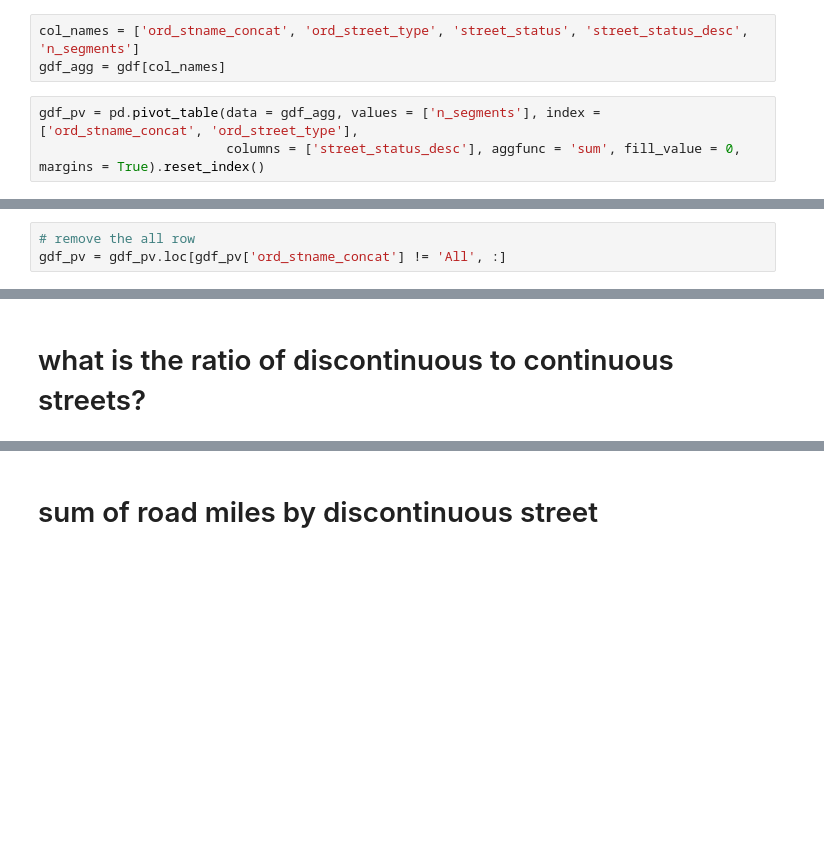
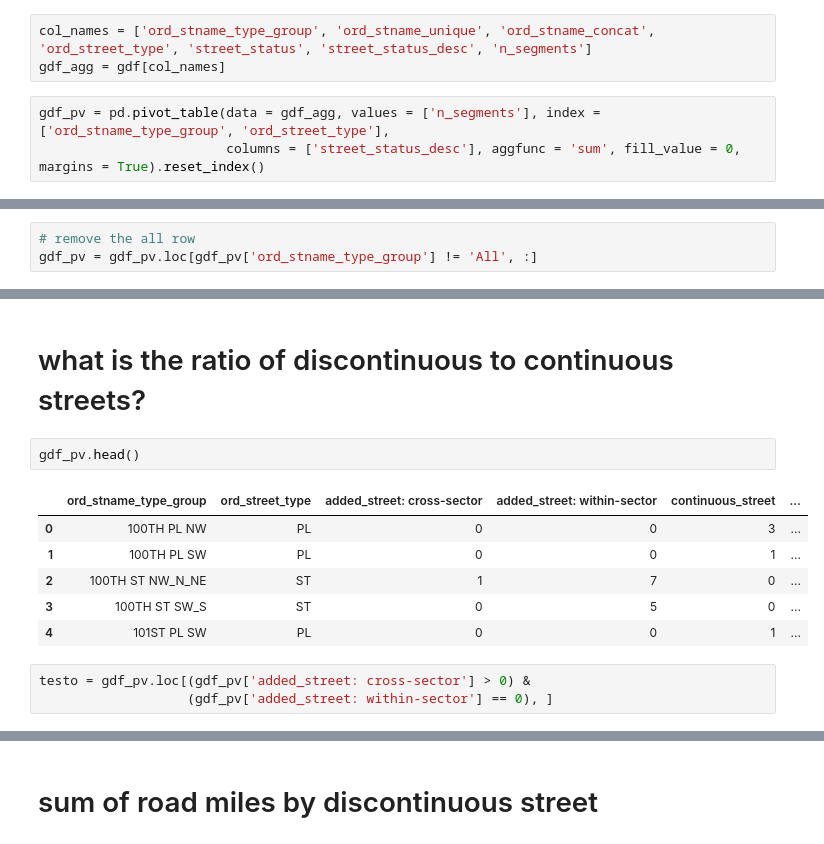
Before and after one commit to mike-babb/seattle_streets, a Jupyter notebook: code/step_05_prepare_graphs_and_stats.ipynb, the cells around one changed output, grey strips where cells are left out. Drawn from its saved outputs; the diff is of its cells as text; blank space fills up the shorter version.

```diff
--- a/code/step_05_prepare_graphs_and_stats.ipynb
+++ b/code/step_05_prepare_graphs_and_stats.ipynb
@@ -149,10 +250,10 @@ gdf_pv.to_excel(excel_writer=e_writer, sheet_name = 'connection_count_by_name',
 # %% [markdown]
 # what street name - including direction and type - has the most street connections?
 # %%
-col_names = ['ord_stname_concat', 'ord_street_type', 'street_status', 'street_status_desc', 'n_segments']
+col_names = ['ord_stname_type_group', 'ord_stname_unique', 'ord_stname_concat', 'ord_street_type', 'street_status', 'street_status_desc', 'n_segments']
 gdf_agg = gdf[col_names]
 # %%
-gdf_pv = pd.pivot_table(data = gdf_agg, values = ['n_segments'], index = ['ord_stname_concat', 'ord_street_type'],
+gdf_pv = pd.pivot_table(data = gdf_agg, values = ['n_segments'], index = ['ord_stname_type_group', 'ord_street_type'],
                         columns = ['street_status_desc'], aggfunc = 'sum', fill_value = 0, margins = True).reset_index()
 # %%
 gdf_pv.columns = [''.join(cn).replace('n_segments', '') for cn in gdf_pv.columns]
@@ -161,5 +269,5 @@ gdf_pv.head()
 # %%
 # remove the all row
-gdf_pv = gdf_pv.loc[gdf_pv['ord_stname_concat'] != 'All', :]
+gdf_pv = gdf_pv.loc[gdf_pv['ord_stname_type_group'] != 'All', :]
 # %%
 gdf_pv.shape
@@ -171,3 +299,15 @@ gdf_pv.loc[gdf_pv['added_street'] >= 10, 'ord_stname_concat'].tolist()
 gdf_pv.to_excel(excel_writer=e_writer, sheet_name = 'connection_count_full_name', index = False)
 # %% [markdown]
 # what is the ratio of discontinuous to continuous streets?
+# %%
+gdf_pv.head()
+# %% [output]
+|  | ord_stname_type_group | ord_street_type | added_street: cross-sector | added_street: within-sector | continuous_street | ... |
+| 0 | 100TH PL NW | PL | 0 | 0 | 3 | ... |
+| 1 | 100TH PL SW | PL | 0 | 0 | 1 | ... |
+| 2 | 100TH ST NW_N_NE | ST | 1 | 7 | 0 | ... |
+| 3 | 100TH ST SW_S | ST | 0 | 5 | 0 | ... |
+| 4 | 101ST PL SW | PL | 0 | 0 | 1 | ... |
+# %%
+testo = gdf_pv.loc[(gdf_pv['added_street: cross-sector'] > 0) &
+                   (gdf_pv['added_street: within-sector'] == 0), ]
```
Also changed, not shown: parts of 37 cells of this notebook, 8 other files.
